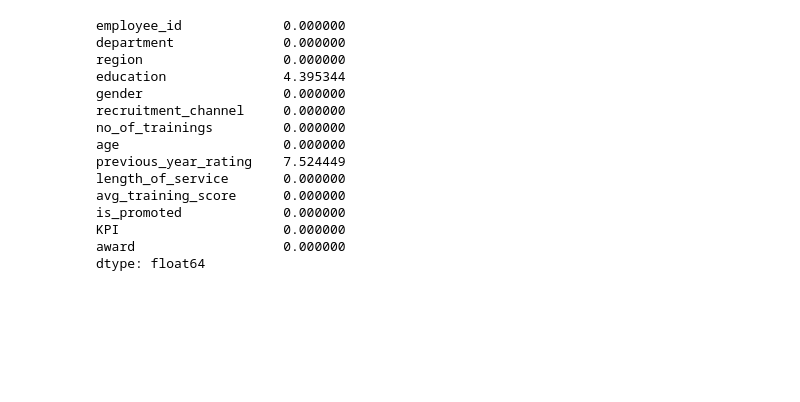
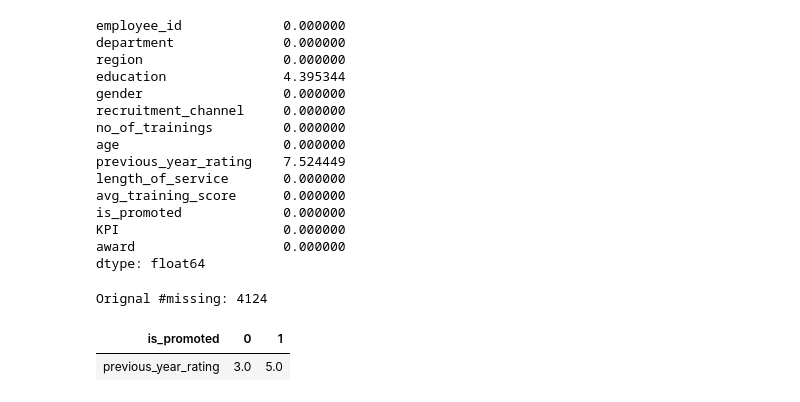
Before and after one commit to smituparmar/HR-analytics, a Jupyter notebook: HR_1.ipynb, the cells around one changed output. Saved outputs shown, nothing was run; the diff lists cells and outputs as text; code cells hidden in the pictures; blank space fills up the shorter version.

```diff
--- a/HR_1.ipynb
+++ b/HR_1.ipynb
@@ -129,12 +129,3 @@ Unique values of  region   ['region_7' 'region_22' 'region_19' 'region_23' 'regi
 Unique values of  KPI   [1 0]
 
 Unique values of  award   [0 1]
-# %%
-from sklearn.preprocessing import LabelEncoder
-
-le=LabelEncoder()
-
-categorical=['department','region','gender','recruitment_channel','education']
-
-for i in categorical:
-    df[i]=le.fit_transform(df[i])
@@ -171,3 +162,14 @@ is_promoted             0.000000
 KPI                     0.000000
 award                   0.000000
 dtype: float64
+# %%
+print ('Orignal #missing: %d'%sum(df.previous_year_rating.isnull()))
+# %% [output]
+Orignal #missing: 4124
+# %%
+previous_year_rating=df.pivot_table(values='previous_year_rating',columns='is_promoted',aggfunc=lambda x:x.mode())
+# %%
+previous_year_rating
+# %% [output]
+| is_promoted | 0 | 1 |
+| previous_year_rating | 3.0 | 5.0 |
```
Also changed, not shown: parts of 9 cells of this notebook.
